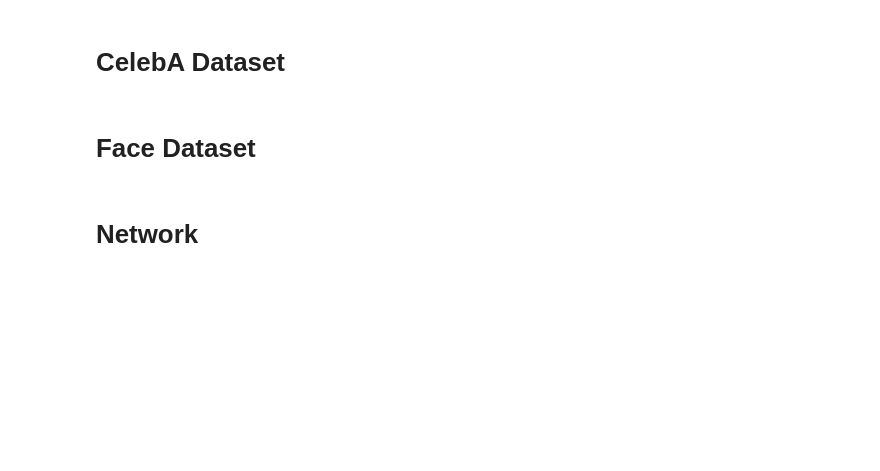
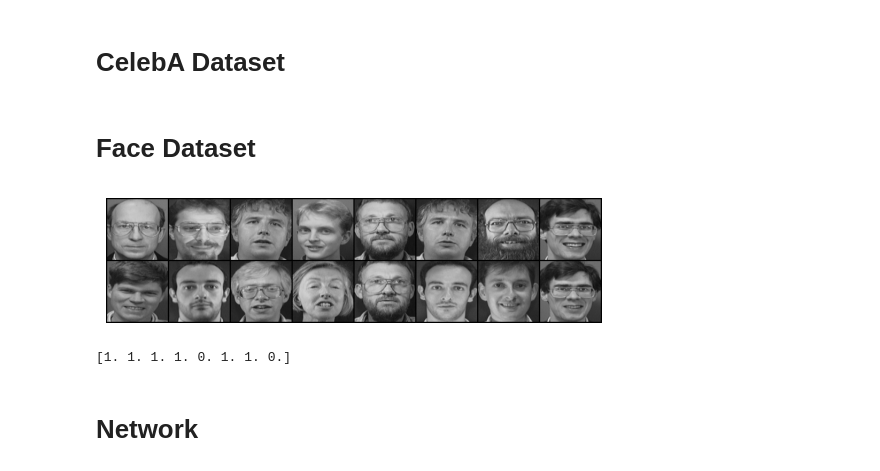
Before and after one commit to armanniaruhi/RAML, a Jupyter notebook: siamace.ipynb, the cells around one changed output. Saved outputs shown, nothing was run; the diff lists cells and outputs as text; code cells hidden in the pictures; blank space fills up the shorter version.

```diff
--- a/siamace.ipynb
+++ b/siamace.ipynb
@@ -136,21 +136,24 @@ transformation = transforms.Compose([transforms.Resize((100,100)),
 siamese_dataset = SiameseNetworkDataset(imageFolderDataset=folder_dataset,
                                         transform=transformation)
 # %%
-# # Create a simple dataloader just for simple visualization
-# vis_dataloader = DataLoader(siamese_dataset,
-#                         shuffle=True,
-#                         num_workers=2,
-#                         batch_size=8)
+# Create a simple dataloader just for simple visualization
+vis_dataloader = DataLoader(siamese_dataset,
+                        shuffle=True,
+                        num_workers=0,
+                        batch_size=8)
 
-# # Extract one batch
-# example_batch = next(iter(vis_dataloader))
+# Extract one batch
+example_batch = next(iter(vis_dataloader))
 
-# # Example batch is a list containing 2x8 images, indexes 0 and 1, an also the label
-# # If the label is 1, it means that it is not the same person, label is 0, same person in both images
-# concatenated = torch.cat((example_batch[0], example_batch[1]),0)
+# Example batch is a list containing 2x8 images, indexes 0 and 1, an also the label
+# If the label is 1, it means that it is not the same person, label is 0, same person in both images
+concatenated = torch.cat((example_batch[0], example_batch[1]),0)
 
-# imshow(torchvision.utils.make_grid(concatenated))
-# print(example_batch[2].numpy().reshape(-1))
+imshow(torchvision.utils.make_grid(concatenated))
+print(example_batch[2].numpy().reshape(-1))
+# %% [output]
+[figure, added]
+[1. 1. 1. 1. 0. 1. 1. 0.]
 # %% [markdown]
 # Network
 # %%
```
Also changed, not shown: parts of 7 cells of this notebook, 8 other files.
